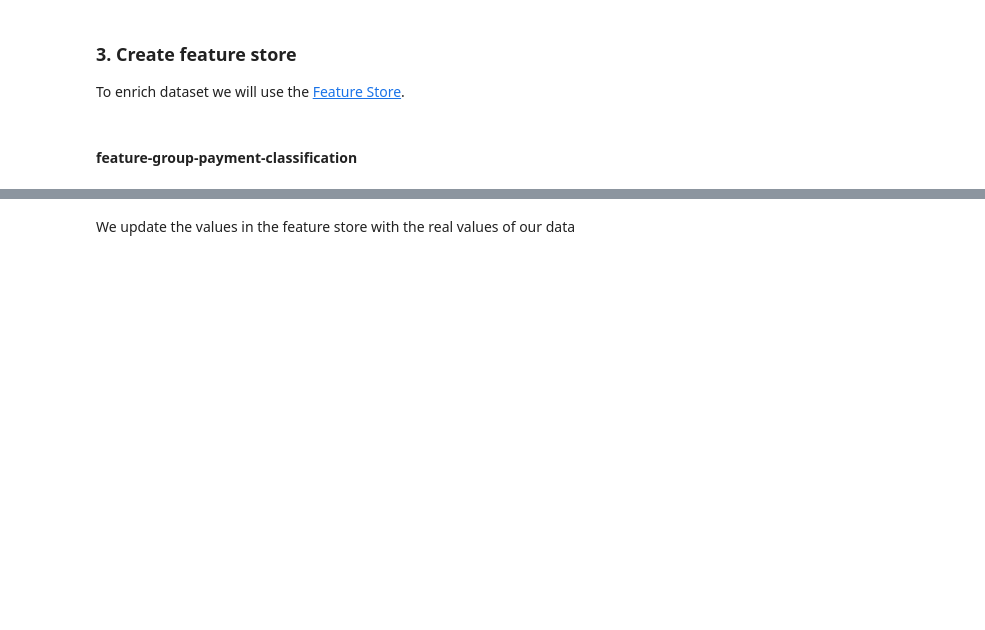
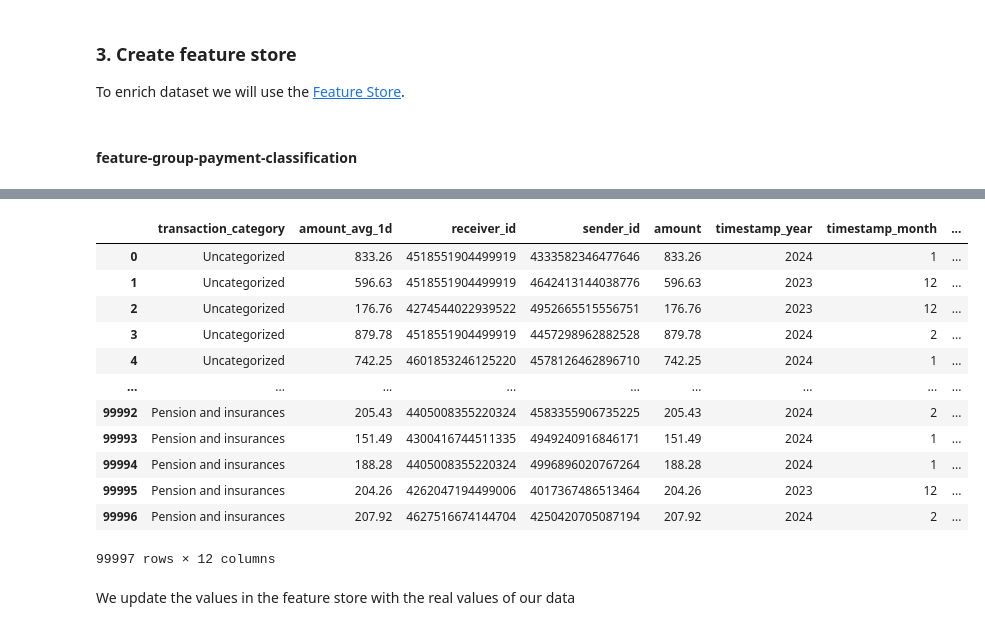
Before and after one commit to mlrun/demo-sagemaker, a Jupyter notebook: financial_payment_classification_v3.ipynb, the cells around one changed output, grey strips where cells are left out. Saved outputs shown, nothing was run; the diff lists cells and outputs as text; code cells hidden in the pictures; blank space fills up the shorter version.

```diff
--- a/financial_payment_classification_v3.ipynb
+++ b/financial_payment_classification_v3.ipynb
@@ -293,3 +314,27 @@ ingested_data
+# %%
+import mlrun.feature_store as fs
+resp = fs.FeatureVector.get_offline_features("store://feature-vectors/sagemaker-v3-admin/transactions-vector:latest")
+#Preview the dataset
+fv_data = resp.to_dataframe()
+fv_data
+
+# svc = fs.FeatureVector.get_online_feature_service("store://feature-vectors/sagemaker-v3-admin/transactions-vector:latest")
+# resp = svc.get([{"transaction_id": "99996"}])
+# resp
+# %% [output]
+|  | transaction_category | amount_avg_1d | receiver_id | sender_id | amount | timestamp_year | timestamp_month | ... |
+| 0 | Uncategorized | 833.26 | 4518551904499919 | 4333582346477646 | 833.26 | 2024 | 1 | ... |
+| 1 | Uncategorized | 596.63 | 4518551904499919 | 4642413144038776 | 596.63 | 2023 | 12 | ... |
+| 2 | Uncategorized | 176.76 | 4274544022939522 | 4952665515556751 | 176.76 | 2023 | 12 | ... |
+| 3 | Uncategorized | 879.78 | 4518551904499919 | 4457298962882528 | 879.78 | 2024 | 2 | ... |
+| 4 | Uncategorized | 742.25 | 4601853246125220 | 4578126462896710 | 742.25 | 2024 | 1 | ... |
+| ... | ... | ... | ... | ... | ... | ... | ... | ... |
+| 99992 | Pension and insurances | 205.43 | 4405008355220324 | 4583355906735225 | 205.43 | 2024 | 2 | ... |
+| 99993 | Pension and insurances | 151.49 | 4300416744511335 | 4949240916846171 | 151.49 | 2024 | 1 | ... |
+| 99994 | Pension and insurances | 188.28 | 4405008355220324 | 4996896020767264 | 188.28 | 2024 | 1 | ... |
+| 99995 | Pension and insurances | 204.26 | 4262047194499006 | 4017367486513464 | 204.26 | 2023 | 12 | ... |
+| 99996 | Pension and insurances | 207.92 | 4627516674144704 | 4250420705087194 | 207.92 | 2024 | 2 | ... |
+99997 rows × 12 columns
 # %% [markdown]
 We update the values in the feature store with the real values of our data
 # %% [markdown]
```
Also changed, not shown: parts of 19 cells of this notebook, 3 other files.
